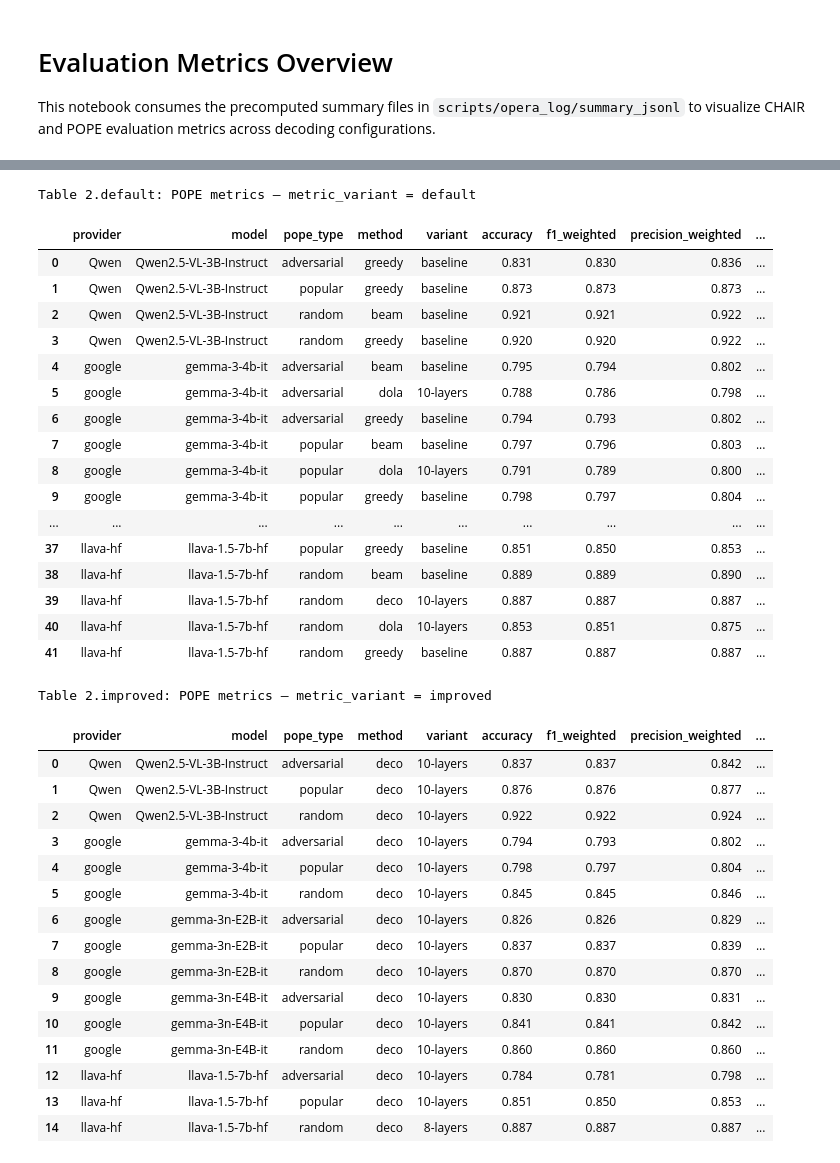
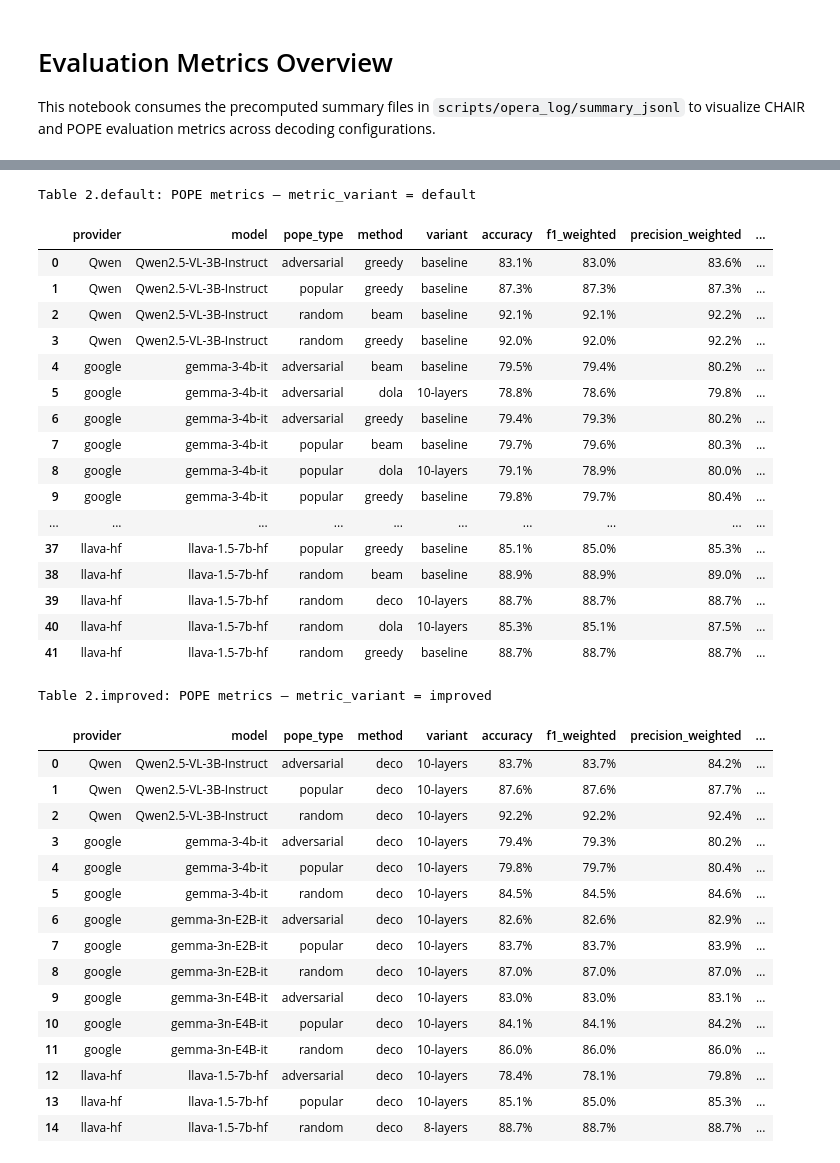
Before and after one commit to mayflower6157/Efficient-HA, a Jupyter notebook: scripts/notebook/visualization.ipynb, the cells around one changed output, grey strips where cells are left out. Drawn from its saved outputs; the diff is of its cells as text; code cells hidden in the pictures.

```diff
--- a/scripts/notebook/visualization.ipynb
+++ b/scripts/notebook/visualization.ipynb
@@ -43,6 +51,13 @@ def format_decoding_label(method: str, variant: str) -> str:
     return f"{method} ({pretty_variant})"
 
 
+def scale_metric_coumns(df: pd.DataFrame, columns: list[str]) -> pd.DataFrame:
+    for column in columns:
+        if column in df.columns:
+            df[column] = df[column].astype(float) * 100
+    return df
+
+
 def load_chair_summary(summary_root: Path) -> pd.DataFrame:
     df = load_jsonl(summary_root / "chair_summary.jsonl")
     if df.empty:
@@ -50,6 +65,7 @@ def load_chair_summary(summary_root: Path) -> pd.DataFrame:
     df["variant"] = df["variant"].fillna("baseline")
     df["metric_variant"] = df["metric_variant"].fillna("default")
     df["decoding"] = df.apply(lambda row: format_decoding_label(row["method"], row["variant"]), axis=1)
+    df = scale_metric_columns(df, ["CHAIRs", "CHAIRi", "Recall", "Len"])
     return df
 
 
@@ -60,6 +76,7 @@ def load_pope_summary(summary_root: Path) -> pd.DataFrame:
     df["variant"] = df["variant"].fillna("baseline")
     df["metric_variant"] = df["metric_variant"].fillna("default")
     df["decoding"] = df.apply(lambda row: format_decoding_label(row["method"], row["variant"]), axis=1)
+    df = scale_metric_columns(df, ["accuracy", "f1_weighted", "precision_weighted", "recall_weighted"])
     return df
 # %%
 REPO_ROOT, SUMMARY_ROOT = resolve_paths()
@@ -243,7 +262,7 @@ for metric_variant, subset in chair_df.groupby("metric_variant"):
         aspect=1.2,
         sharey=False,
     )
-    g.set_axis_labels("Decoding configuration", "Score")
+    g.set_axis_labels("Decoding configuration", "Score (%)")
     g.set_titles("{col_name}")
     if g._legend is not None:
         g._legend.set_title("Metric")
@@ -266,70 +285,70 @@ pope_table = (
         "provider",
         "model",
         "pope_type",
         "method",
         "variant",
         "accuracy",
         "f1_weighted",
         "precision_weighted",
         "recall_weighted",
     ]]
 )
 
 
 def display_pope_tables(df: pd.DataFrame):
     for metric_variant, subset in df.groupby("metric_variant"):
         styled = (
             subset.drop(columns="metric_variant")
             .reset_index(drop=True)
             .style
             .format({
-                "accuracy": "{:.3f}",
-                "f1_weighted": "{:.3f}",
-                "precision_weighted": "{:.3f}",
-                "recall_weighted": "{:.3f}",
+                "accuracy": "{:.1f}%",
+                "f1_weighted": "{:.1f}%",
+                "precision_weighted": "{:.1f}%",
+                "recall_weighted": "{:.1f}%",
             })
             .set_caption(f"Table 2.{metric_variant}: POPE metrics — metric_variant = {metric_variant}")
         )
         display(styled)
 
 
 display_pope_tables(pope_table)
 # %% [output]
 Table 2.default: POPE metrics — metric_variant = default
 |  | provider | model | pope_type | method | variant | accuracy | f1_weighted | precision_weighted | ... |
-| 0 | Qwen | Qwen2.5-VL-3B-Instruct | adversarial | greedy | baseline | 0.831 | 0.830 | 0.836 | ... |
-| 1 | Qwen | Qwen2.5-VL-3B-Instruct | popular | greedy | baseline | 0.873 | 0.873 | 0.873 | ... |
-| 2 | Qwen | Qwen2.5-VL-3B-Instruct | random | beam | baseline | 0.921 | 0.921 | 0.922 | ... |
-| 3 | Qwen | Qwen2.5-VL-3B-Instruct | random | greedy | baseline | 0.920 | 0.920 | 0.922 | ... |
-| 4 | google | gemma-3-4b-it | adversarial | beam | baseline | 0.795 | 0.794 | 0.802 | ... |
-| 5 | google | gemma-3-4b-it | adversarial | dola | 10-layers | 0.788 | 0.786 | 0.798 | ... |
-| 6 | google | gemma-3-4b-it | adversarial | greedy | baseline | 0.794 | 0.793 | 0.802 | ... |
-| 7 | google | gemma-3-4b-it | popular | beam | baseline | 0.797 | 0.796 | 0.803 | ... |
-| 8 | google | gemma-3-4b-it | popular | dola | 10-layers | 0.791 | 0.789 | 0.800 | ... |
-| 9 | google | gemma-3-4b-it | popular | greedy | baseline | 0.798 | 0.797 | 0.804 | ... |
+| 0 | Qwen | Qwen2.5-VL-3B-Instruct | adversarial | greedy | baseline | 83.1% | 83.0% | 83.6% | ... |
+| 1 | Qwen | Qwen2.5-VL-3B-Instruct | popular | greedy | baseline | 87.3% | 87.3% | 87.3% | ... |
+| 2 | Qwen | Qwen2.5-VL-3B-Instruct | random | beam | baseline | 92.1% | 92.1% | 92.2% | ... |
+| 3 | Qwen | Qwen2.5-VL-3B-Instruct | random | greedy | baseline | 92.0% | 92.0% | 92.2% | ... |
+| 4 | google | gemma-3-4b-it | adversarial | beam | baseline | 79.5% | 79.4% | 80.2% | ... |
+| 5 | google | gemma-3-4b-it | adversarial | dola | 10-layers | 78.8% | 78.6% | 79.8% | ... |
+| 6 | google | gemma-3-4b-it | adversarial | greedy | baseline | 79.4% | 79.3% | 80.2% | ... |
+| 7 | google | gemma-3-4b-it | popular | beam | baseline | 79.7% | 79.6% | 80.3% | ... |
+| 8 | google | gemma-3-4b-it | popular | dola | 10-layers | 79.1% | 78.9% | 80.0% | ... |
+| 9 | google | gemma-3-4b-it | popular | greedy | baseline | 79.8% | 79.7% | 80.4% | ... |
 | ... | ... | ... | ... | ... | ... | ... | ... | ... | ... |
-| 37 | llava-hf | llava-1.5-7b-hf | popular | greedy | baseline | 0.851 | 0.850 | 0.853 | ... |
-| 38 | llava-hf | llava-1.5-7b-hf | random | beam | baseline | 0.889 | 0.889 | 0.890 | ... |
-| 39 | llava-hf | llava-1.5-7b-hf | random | deco | 10-layers | 0.887 | 0.887 | 0.887 | ... |
-| 40 | llava-hf | llava-1.5-7b-hf | random | dola | 10-layers | 0.853 | 0.851 | 0.875 | ... |
-| 41 | llava-hf | llava-1.5-7b-hf | random | greedy | baseline | 0.887 | 0.887 | 0.887 | ... |
+| 37 | llava-hf | llava-1.5-7b-hf | popular | greedy | baseline | 85.1% | 85.0% | 85.3% | ... |
+| 38 | llava-hf | llava-1.5-7b-hf | random | beam | baseline | 88.9% | 88.9% | 89.0% | ... |
+| 39 | llava-hf | llava-1.5-7b-hf | random | deco | 10-layers | 88.7% | 88.7% | 88.7% | ... |
+| 40 | llava-hf | llava-1.5-7b-hf | random | dola | 10-layers | 85.3% | 85.1% | 87.5% | ... |
+| 41 | llava-hf | llava-1.5-7b-hf | random | greedy | baseline | 88.7% | 88.7% | 88.7% | ... |
 Table 2.improved: POPE metrics — metric_variant = improved
 |  | provider | model | pope_type | method | variant | accuracy | f1_weighted | precision_weighted | ... |
-| 0 | Qwen | Qwen2.5-VL-3B-Instruct | adversarial | deco | 10-layers | 0.837 | 0.837 | 0.842 | ... |
-| 1 | Qwen | Qwen2.5-VL-3B-Instruct | popular | deco | 10-layers | 0.876 | 0.876 | 0.877 | ... |
-| 2 | Qwen | Qwen2.5-VL-3B-Instruct | random | deco | 10-layers | 0.922 | 0.922 | 0.924 | ... |
-| 3 | google | gemma-3-4b-it | adversarial | deco | 10-layers | 0.794 | 0.793 | 0.802 | ... |
-| 4 | google | gemma-3-4b-it | popular | deco | 10-layers | 0.798 | 0.797 | 0.804 | ... |
-| 5 | google | gemma-3-4b-it | random | deco | 10-layers | 0.845 | 0.845 | 0.846 | ... |
-| 6 | google | gemma-3n-E2B-it | adversarial | deco | 10-layers | 0.826 | 0.826 | 0.829 | ... |
-| 7 | google | gemma-3n-E2B-it | popular | deco | 10-layers | 0.837 | 0.837 | 0.839 | ... |
-| 8 | google | gemma-3n-E2B-it | random | deco | 10-layers | 0.870 | 0.870 | 0.870 | ... |
-| 9 | google | gemma-3n-E4B-it | adversarial | deco | 10-layers | 0.830 | 0.830 | 0.831 | ... |
-| 10 | google | gemma-3n-E4B-it | popular | deco | 10-layers | 0.841 | 0.841 | 0.842 | ... |
-| 11 | google | gemma-3n-E4B-it | random | deco | 10-layers | 0.860 | 0.860 | 0.860 | ... |
-| 12 | llava-hf | llava-1.5-7b-hf | adversarial | deco | 10-layers | 0.784 | 0.781 | 0.798 | ... |
-| 13 | llava-hf | llava-1.5-7b-hf | popular | deco | 10-layers | 0.851 | 0.850 | 0.853 | ... |
-| 14 | llava-hf | llava-1.5-7b-hf | random | deco | 8-layers | 0.887 | 0.887 | 0.887 | ... |
+| 0 | Qwen | Qwen2.5-VL-3B-Instruct | adversarial | deco | 10-layers | 83.7% | 83.7% | 84.2% | ... |
+| 1 | Qwen | Qwen2.5-VL-3B-Instruct | popular | deco | 10-layers | 87.6% | 87.6% | 87.7% | ... |
+| 2 | Qwen | Qwen2.5-VL-3B-Instruct | random | deco | 10-layers | 92.2% | 92.2% | 92.4% | ... |
+| 3 | google | gemma-3-4b-it | adversarial | deco | 10-layers | 79.4% | 79.3% | 80.2% | ... |
+| 4 | google | gemma-3-4b-it | popular | deco | 10-layers | 79.8% | 79.7% | 80.4% | ... |
+| 5 | google | gemma-3-4b-it | random | deco | 10-layers | 84.5% | 84.5% | 84.6% | ... |
+| 6 | google | gemma-3n-E2B-it | adversarial | deco | 10-layers | 82.6% | 82.6% | 82.9% | ... |
+| 7 | google | gemma-3n-E2B-it | popular | deco | 10-layers | 83.7% | 83.7% | 83.9% | ... |
+| 8 | google | gemma-3n-E2B-it | random | deco | 10-layers | 87.0% | 87.0% | 87.0% | ... |
+| 9 | google | gemma-3n-E4B-it | adversarial | deco | 10-layers | 83.0% | 83.0% | 83.1% | ... |
+| 10 | google | gemma-3n-E4B-it | popular | deco | 10-layers | 84.1% | 84.1% | 84.2% | ... |
+| 11 | google | gemma-3n-E4B-it | random | deco | 10-layers | 86.0% | 86.0% | 86.0% | ... |
+| 12 | llava-hf | llava-1.5-7b-hf | adversarial | deco | 10-layers | 78.4% | 78.1% | 79.8% | ... |
+| 13 | llava-hf | llava-1.5-7b-hf | popular | deco | 10-layers | 85.1% | 85.0% | 85.3% | ... |
+| 14 | llava-hf | llava-1.5-7b-hf | random | deco | 8-layers | 88.7% | 88.7% | 88.7% | ... |
 # %%
 pope_metrics = ["accuracy", "f1_weighted", "precision_weighted", "recall_weighted"]
 
```
Also changed, not shown: parts of 7 cells of this notebook, 10 other files.
